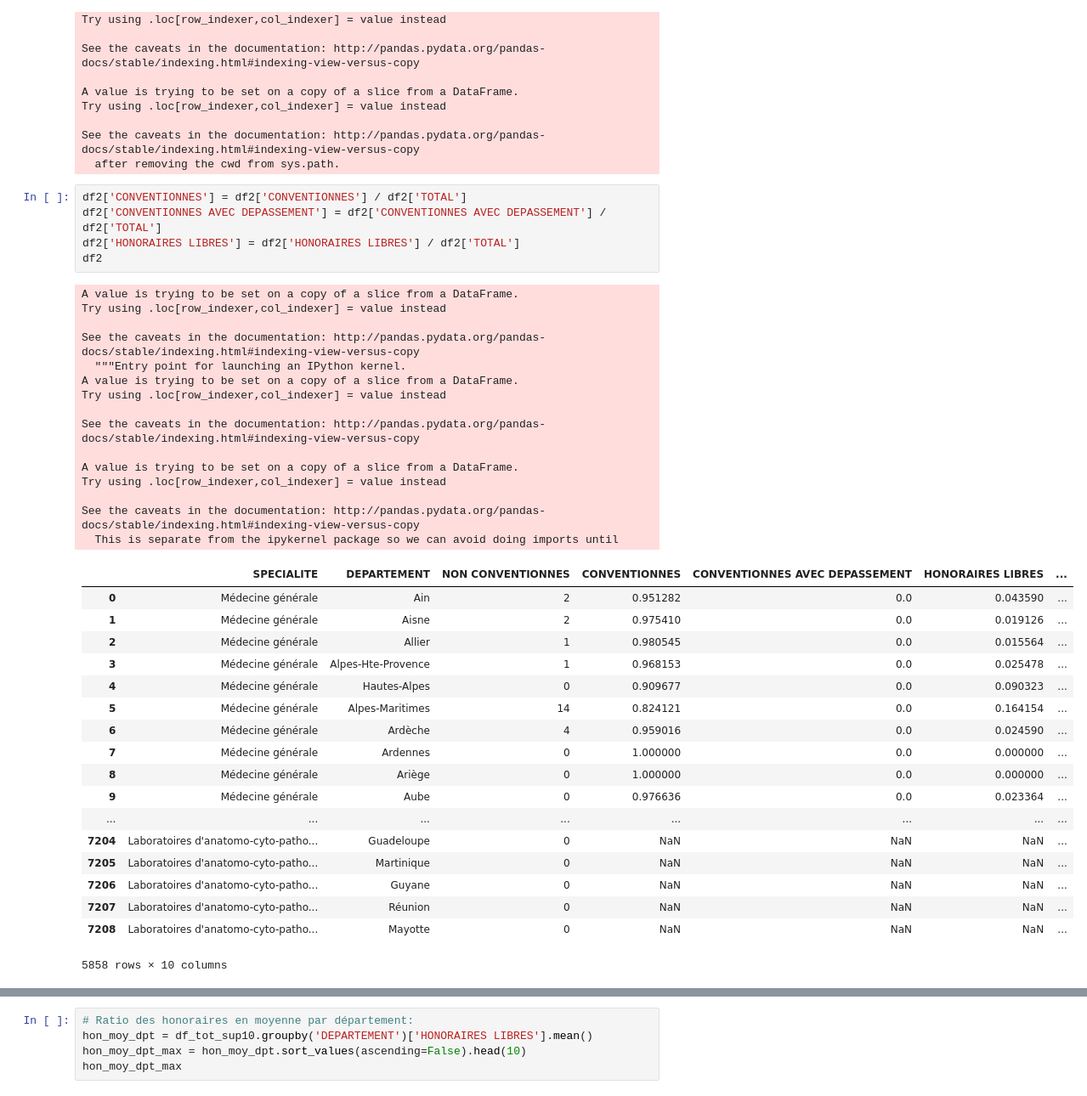
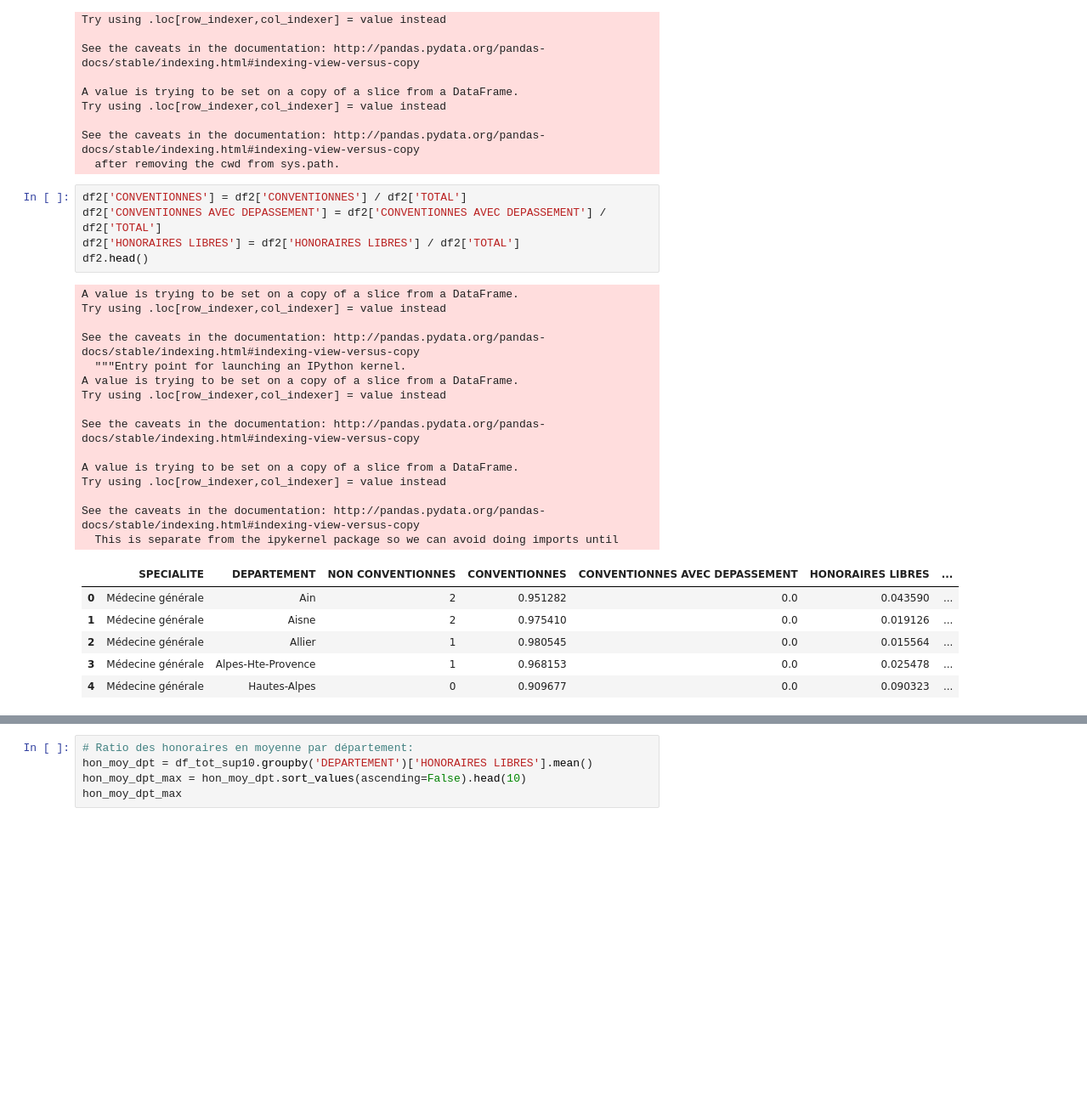
Before and after one commit to MS-BGD-2018-KIT-BIGDATA/Remi-Ferreira, a Jupyter notebook: Lesson5/Analyse_medecins.ipynb, the cells around one changed output, grey strips where cells are left out. Shown at 85% size. Saved outputs shown, nothing was run; the diff lists cells and outputs as text; blank space fills up the shorter version.

```diff
--- a/Lesson5/Analyse_medecins.ipynb
+++ b/Lesson5/Analyse_medecins.ipynb
@@ -94,41 +94,29 @@ See the caveats in the documentation: http://pandas.pydata.org/pandas-docs/stabl
 # %%
 df2['CONVENTIONNES'] = df2['CONVENTIONNES'] / df2['TOTAL']
 df2['CONVENTIONNES AVEC DEPASSEMENT'] = df2['CONVENTIONNES AVEC DEPASSEMENT'] / df2['TOTAL']
 df2['HONORAIRES LIBRES'] = df2['HONORAIRES LIBRES'] / df2['TOTAL']
-df2
+df2.head()
 # %% [output]
 A value is trying to be set on a copy of a slice from a DataFrame.
 Try using .loc[row_indexer,col_indexer] = value instead
 
 See the caveats in the documentation: http://pandas.pydata.org/pandas-docs/stable/indexing.html#indexing-view-versus-copy
   """Entry point for launching an IPython kernel.
 A value is trying to be set on a copy of a slice from a DataFrame.
 Try using .loc[row_indexer,col_indexer] = value instead
 
 See the caveats in the documentation: http://pandas.pydata.org/pandas-docs/stable/indexing.html#indexing-view-versus-copy
 
 A value is trying to be set on a copy of a slice from a DataFrame.
 Try using .loc[row_indexer,col_indexer] = value instead
 
 See the caveats in the documentation: http://pandas.pydata.org/pandas-docs/stable/indexing.html#indexing-view-versus-copy
   This is separate from the ipykernel package so we can avoid doing imports until
 |  | SPECIALITE | DEPARTEMENT | NON CONVENTIONNES | CONVENTIONNES | CONVENTIONNES AVEC DEPASSEMENT | HONORAIRES LIBRES | ... |
 | 0 | Médecine générale | Ain | 2 | 0.951282 | 0.0 | 0.043590 | ... |
 | 1 | Médecine générale | Aisne | 2 | 0.975410 | 0.0 | 0.019126 | ... |
 | 2 | Médecine générale | Allier | 1 | 0.980545 | 0.0 | 0.015564 | ... |
 | 3 | Médecine générale | Alpes-Hte-Provence | 1 | 0.968153 | 0.0 | 0.025478 | ... |
 | 4 | Médecine générale | Hautes-Alpes | 0 | 0.909677 | 0.0 | 0.090323 | ... |
-| 5 | Médecine générale | Alpes-Maritimes | 14 | 0.824121 | 0.0 | 0.164154 | ... |
-| 6 | Médecine générale | Ardèche | 4 | 0.959016 | 0.0 | 0.024590 | ... |
-| 7 | Médecine générale | Ardennes | 0 | 1.000000 | 0.0 | 0.000000 | ... |
-| 8 | Médecine générale | Ariège | 0 | 1.000000 | 0.0 | 0.000000 | ... |
-| 9 | Médecine générale | Aube | 0 | 0.976636 | 0.0 | 0.023364 | ... |
-| ... | ... | ... | ... | ... | ... | ... | ... |
-| 7204 | Laboratoires d'anatomo-cyto-patho... | Guadeloupe | 0 | NaN | NaN | NaN | ... |
-| 7205 | Laboratoires d'anatomo-cyto-patho... | Martinique | 0 | NaN | NaN | NaN | ... |
-| 7206 | Laboratoires d'anatomo-cyto-patho... | Guyane | 0 | NaN | NaN | NaN | ... |
-| 7207 | Laboratoires d'anatomo-cyto-patho... | Réunion | 0 | NaN | NaN | NaN | ... |
-| 7208 | Laboratoires d'anatomo-cyto-patho... | Mayotte | 0 | NaN | NaN | NaN | ... |
-5858 rows × 10 columns
 # %%
 df2 = df2.dropna(subset=["CONVENTIONNES"])
```
Also changed, not shown: parts of 14 cells of this notebook.
